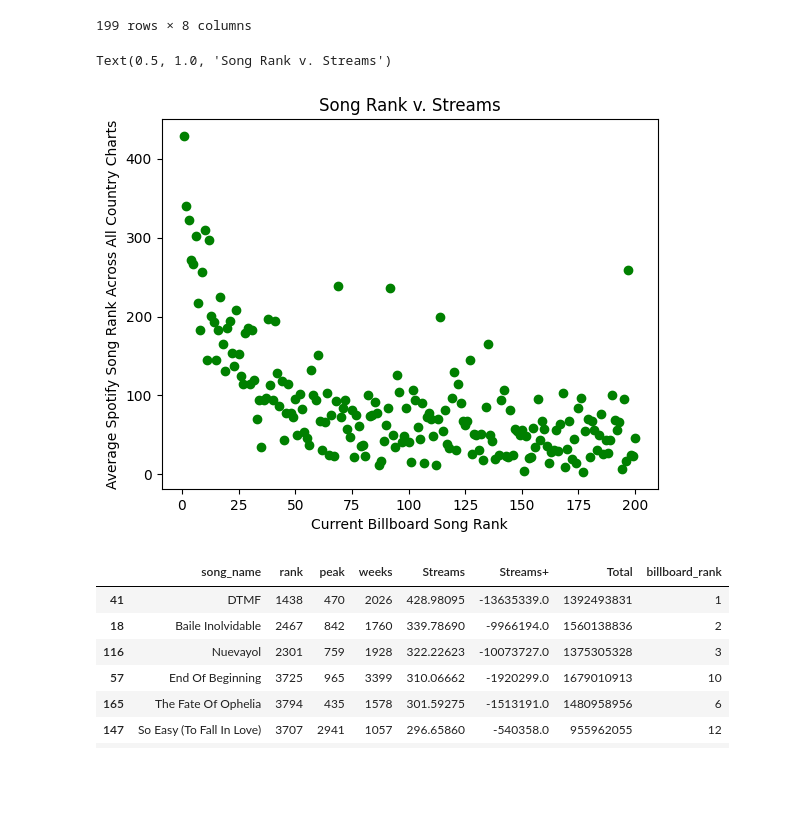
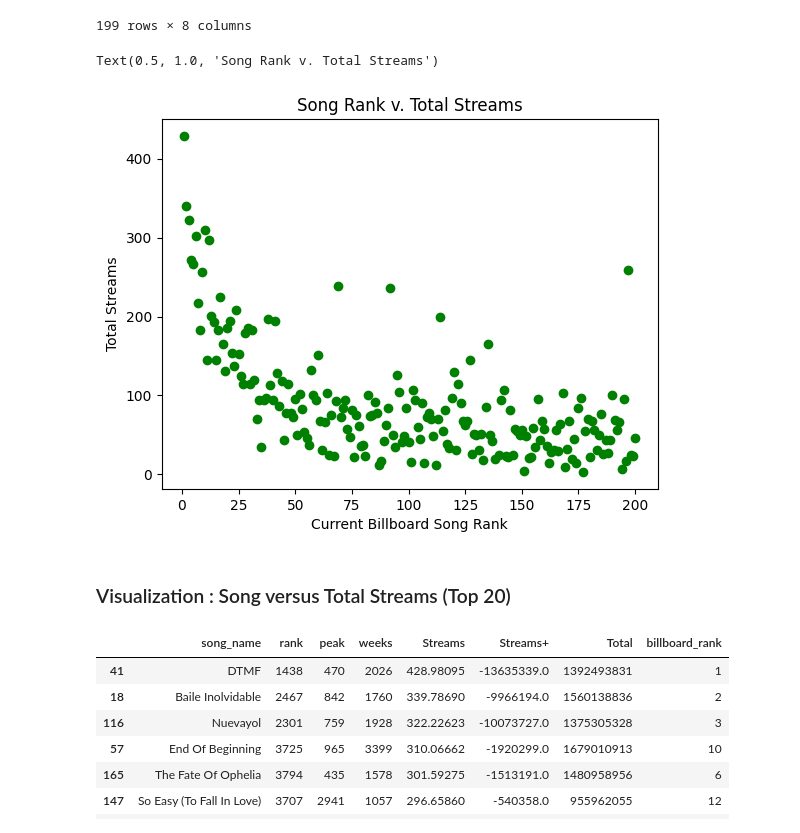
Before and after one commit to pvcampos-stack/220FinalProject_BillboardData, a Jupyter notebook: scraping_analysis/ExploratoryAnalysis.ipynb, the cells around one changed output. Drawn from its saved outputs; the diff is of its cells as text; code cells hidden in the pictures; blank space fills up the shorter version.

```diff
--- a/scraping_analysis/ExploratoryAnalysis.ipynb
+++ b/scraping_analysis/ExploratoryAnalysis.ipynb
@@ -592,12 +623,15 @@ song_sum_all_countries_spotify
 | 198 | wgft | 1577 | 1244 | 205 | 20.60153 | -78368.0 | 54768028 | 153 |
 199 rows × 8 columns
 # %%
+# Plot the billboard rank versus the total number of streams for each song
 plt.scatter(song_sum_all_countries_spotify['billboard_rank'], song_sum_all_countries_spotify["Streams"], color = "green")
 
 plt.xlabel("Current Billboard Song Rank")
-plt.ylabel("Average Spotify Song Rank Across All Country Charts")
-plt.title("Song Rank v. Streams")
+plt.ylabel("Total Streams")
+plt.title("Song Rank v. Total Streams")
 # %% [output]
-Text(0.5, 1.0, 'Song Rank v. Streams')
+Text(0.5, 1.0, 'Song Rank v. Total Streams')
-[figure, old version]
+[figure, new version]
+# %% [markdown]
+### Visualization : Song versus Total Streams (Top 20)
 # %%
```
Also changed, not shown: parts of 43 cells of this notebook, 6 other files.
